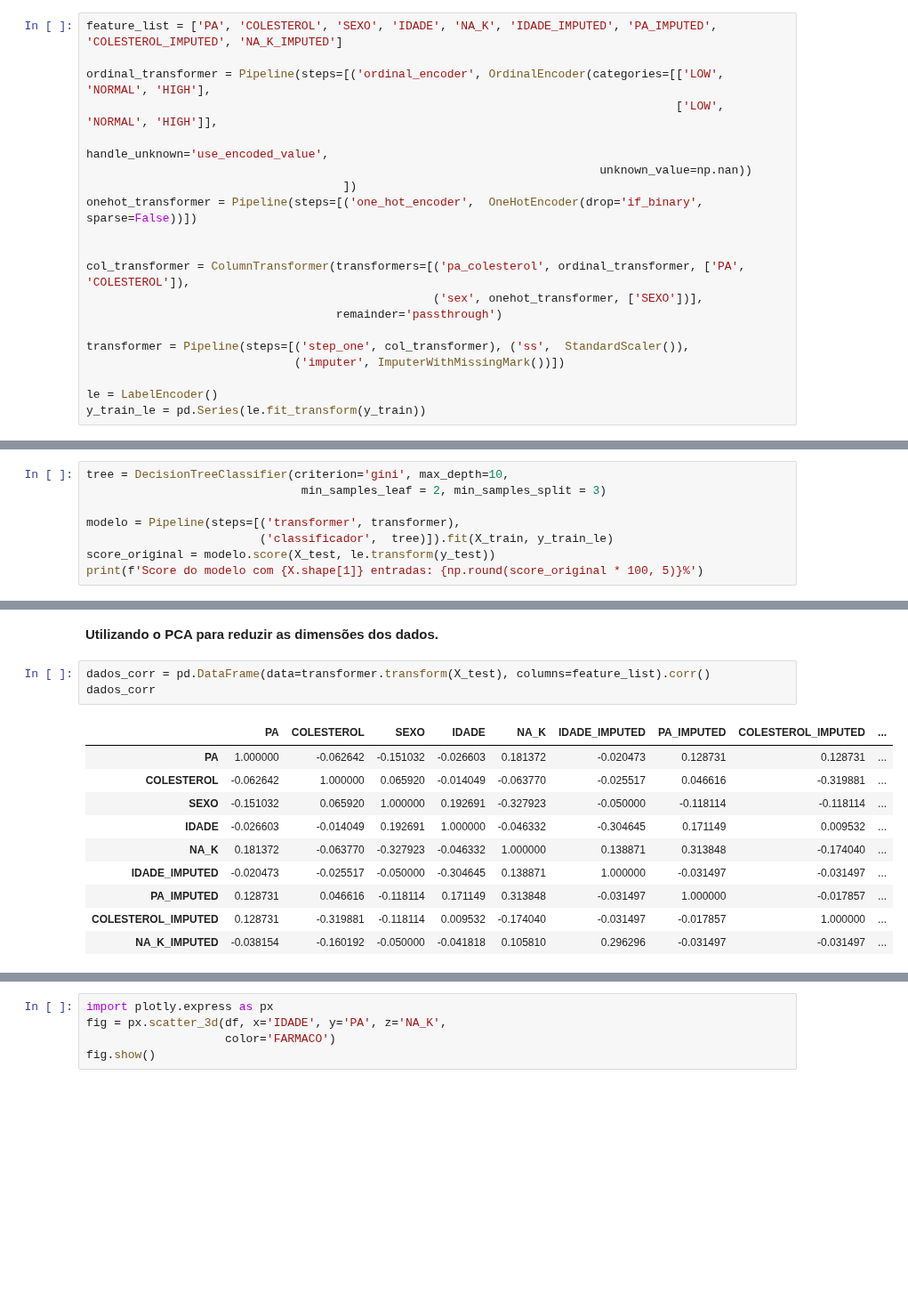
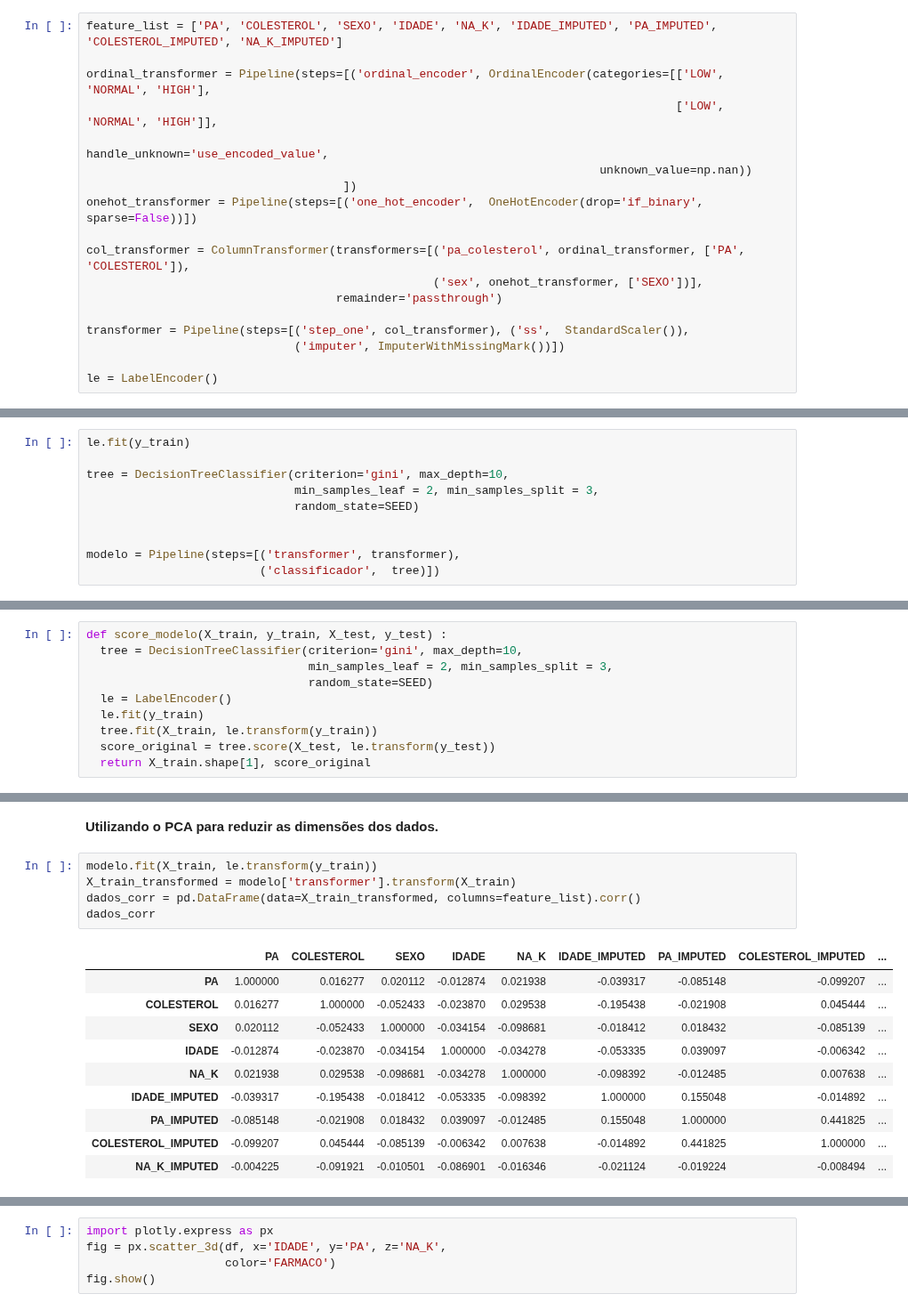
Before and after one commit to inf032/introducaoML, a Jupyter notebook: Farm04.Selecao_Preditoras.ipynb, the cells around one changed output, grey strips where cells are left out. Shown at 89% size. Saved outputs shown, nothing was run; the diff lists cells and outputs as text; blank space fills up the shorter version.

```diff
--- a/Farm04.Selecao_Preditoras.ipynb
+++ b/Farm04.Selecao_Preditoras.ipynb
@@ -168,7 +168,6 @@ ordinal_transformer = Pipeline(steps=[('ordinal_encoder', OrdinalEncoder(categor
                                      ])
 onehot_transformer = Pipeline(steps=[('one_hot_encoder',  OneHotEncoder(drop='if_binary', sparse=False))])
 
-
 col_transformer = ColumnTransformer(transformers=[('pa_colesterol', ordinal_transformer, ['PA', 'COLESTEROL']),
                                                   ('sex', onehot_transformer, ['SEXO'])],
                                     remainder='passthrough')
@@ -177,4 +176,3 @@ transformer = Pipeline(steps=[('step_one', col_transformer), ('ss',  StandardSca
                               ('imputer', ImputerWithMissingMark())])
 
 le = LabelEncoder()
-y_train_le = pd.Series(le.fit_transform(y_train))
@@ -181,10 +181,22 @@ y_train_le = pd.Series(le.fit_transform(y_train))
+# %%
+le.fit(y_train)
+
+tree = DecisionTreeClassifier(criterion='gini', max_depth=10,
+                              min_samples_leaf = 2, min_samples_split = 3,
+                              random_state=SEED)
+
+
+modelo = Pipeline(steps=[('transformer', transformer),
+                         ('classificador',  tree)])
 # %% [markdown]
 **Calculando o score do modelo original (com todas as features**)
 # %%
-tree = DecisionTreeClassifier(criterion='gini', max_depth=10,
-                               min_samples_leaf = 2, min_samples_split = 3)
-
-modelo = Pipeline(steps=[('transformer', transformer),
-                         ('classificador',  tree)]).fit(X_train, y_train_le)
-score_original = modelo.score(X_test, le.transform(y_test))
-print(f'Score do modelo com {X.shape[1]} entradas: {np.round(score_original * 100, 5)}%')
+def score_modelo(X_train, y_train, X_test, y_test) :
+  tree = DecisionTreeClassifier(criterion='gini', max_depth=10,
+                                min_samples_leaf = 2, min_samples_split = 3,
+                                random_state=SEED)
+  le = LabelEncoder()
+  le.fit(y_train)
+  tree.fit(X_train, le.transform(y_train))
+  score_original = tree.score(X_test, le.transform(y_test))
+  return X_train.shape[1], score_original
@@ -191,19 +211,21 @@ print(f'Score do modelo com {X.shape[1]} entradas: {np.round(score_original * 10
 # %% [markdown]
 **Utilizando o PCA para reduzir as dimensões dos dados.**
 # %%
-dados_corr = pd.DataFrame(data=transformer.transform(X_test), columns=feature_list).corr()
+modelo.fit(X_train, le.transform(y_train))
+X_train_transformed = modelo['transformer'].transform(X_train)
+dados_corr = pd.DataFrame(data=X_train_transformed, columns=feature_list).corr()
 dados_corr
 # %% [output]
 |  | PA | COLESTEROL | SEXO | IDADE | NA_K | IDADE_IMPUTED | PA_IMPUTED | COLESTEROL_IMPUTED | ... |
-| PA | 1.000000 | -0.062642 | -0.151032 | -0.026603 | 0.181372 | -0.020473 | 0.128731 | 0.128731 | ... |
-| COLESTEROL | -0.062642 | 1.000000 | 0.065920 | -0.014049 | -0.063770 | -0.025517 | 0.046616 | -0.319881 | ... |
-| SEXO | -0.151032 | 0.065920 | 1.000000 | 0.192691 | -0.327923 | -0.050000 | -0.118114 | -0.118114 | ... |
-| IDADE | -0.026603 | -0.014049 | 0.192691 | 1.000000 | -0.046332 | -0.304645 | 0.171149 | 0.009532 | ... |
-| NA_K | 0.181372 | -0.063770 | -0.327923 | -0.046332 | 1.000000 | 0.138871 | 0.313848 | -0.174040 | ... |
-| IDADE_IMPUTED | -0.020473 | -0.025517 | -0.050000 | -0.304645 | 0.138871 | 1.000000 | -0.031497 | -0.031497 | ... |
-| PA_IMPUTED | 0.128731 | 0.046616 | -0.118114 | 0.171149 | 0.313848 | -0.031497 | 1.000000 | -0.017857 | ... |
-| COLESTEROL_IMPUTED | 0.128731 | -0.319881 | -0.118114 | 0.009532 | -0.174040 | -0.031497 | -0.017857 | 1.000000 | ... |
-| NA_K_IMPUTED | -0.038154 | -0.160192 | -0.050000 | -0.041818 | 0.105810 | 0.296296 | -0.031497 | -0.031497 | ... |
+| PA | 1.000000 | 0.016277 | 0.020112 | -0.012874 | 0.021938 | -0.039317 | -0.085148 | -0.099207 | ... |
+| COLESTEROL | 0.016277 | 1.000000 | -0.052433 | -0.023870 | 0.029538 | -0.195438 | -0.021908 | 0.045444 | ... |
+| SEXO | 0.020112 | -0.052433 | 1.000000 | -0.034154 | -0.098681 | -0.018412 | 0.018432 | -0.085139 | ... |
+| IDADE | -0.012874 | -0.023870 | -0.034154 | 1.000000 | -0.034278 | -0.053335 | 0.039097 | -0.006342 | ... |
+| NA_K | 0.021938 | 0.029538 | -0.098681 | -0.034278 | 1.000000 | -0.098392 | -0.012485 | 0.007638 | ... |
+| IDADE_IMPUTED | -0.039317 | -0.195438 | -0.018412 | -0.053335 | -0.098392 | 1.000000 | 0.155048 | -0.014892 | ... |
+| PA_IMPUTED | -0.085148 | -0.021908 | 0.018432 | 0.039097 | -0.012485 | 0.155048 | 1.000000 | 0.441825 | ... |
+| COLESTEROL_IMPUTED | -0.099207 | 0.045444 | -0.085139 | -0.006342 | 0.007638 | -0.014892 | 0.441825 | 1.000000 | ... |
+| NA_K_IMPUTED | -0.004225 | -0.091921 | -0.010501 | -0.086901 | -0.016346 | -0.021124 | -0.019224 | -0.008494 | ... |
 # %%
 sns.heatmap(dados_corr)
 # %% [output]
```
Also changed, not shown: parts of 20 cells of this notebook.
